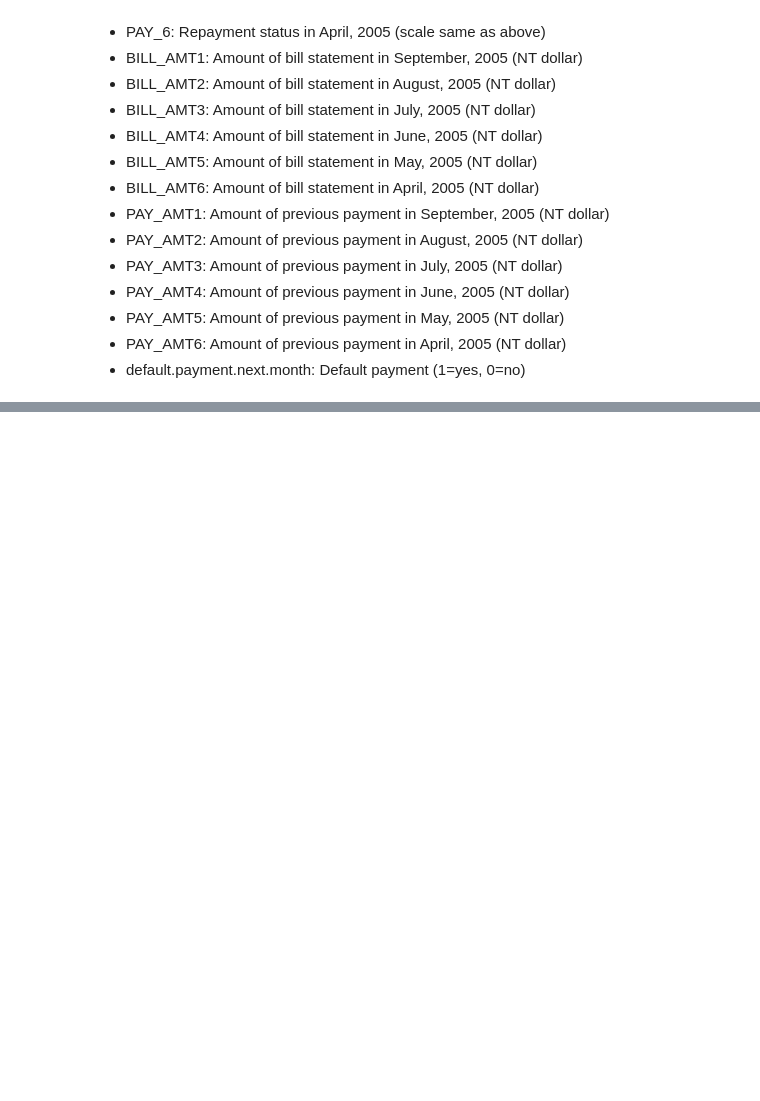
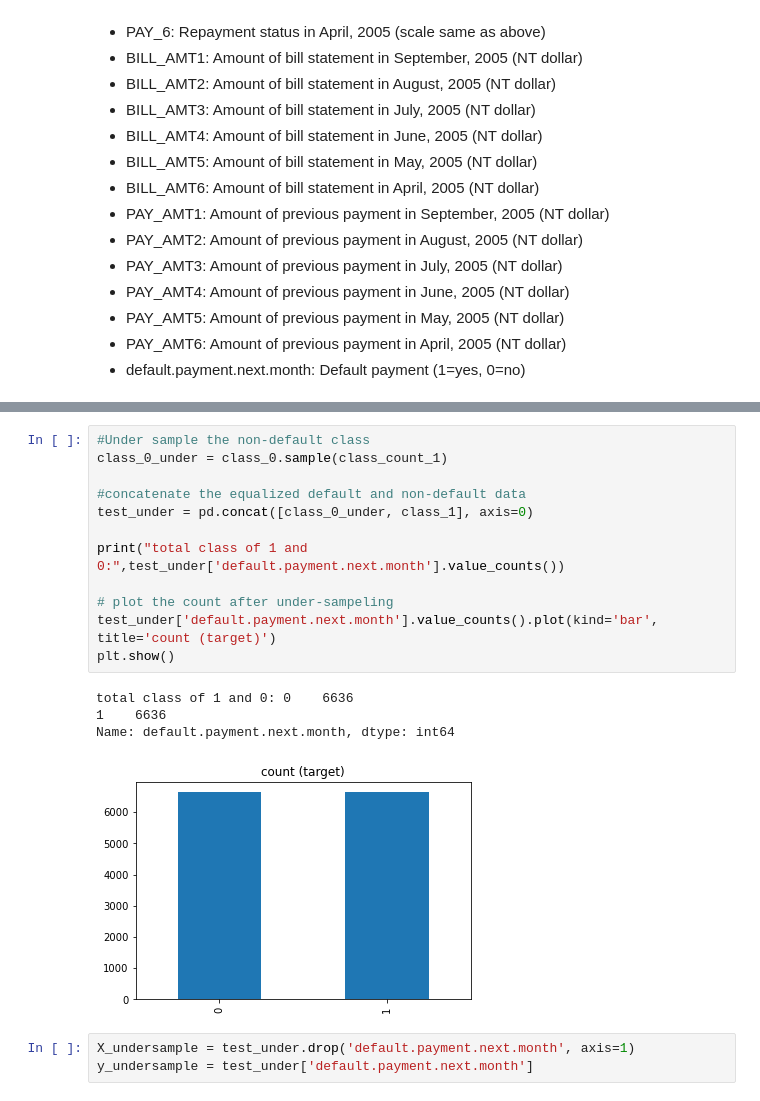
Before and after one commit to Jake-LJH/default-prediction, a Jupyter notebook: source/cc_model_training.ipynb, the cells around one changed output, grey strips where cells are left out. Drawn from its saved outputs; the diff is of its cells as text; blank space fills up the shorter version.

```diff
--- a/source/cc_model_training.ipynb
+++ b/source/cc_model_training.ipynb
@@ -52,0 +197,20 @@ Scale:
+# %%
+#Under sample the non-default class
+class_0_under = class_0.sample(class_count_1)
+
+#concatenate the equalized default and non-default data
+test_under = pd.concat([class_0_under, class_1], axis=0)
+
+print("total class of 1 and 0:",test_under['default.payment.next.month'].value_counts())
+
+# plot the count after under-sampeling
+test_under['default.payment.next.month'].value_counts().plot(kind='bar', title='count (target)')
+plt.show()
+# %% [output]
+total class of 1 and 0: 0    6636
+1    6636
+Name: default.payment.next.month, dtype: int64
+[figure, added]
+# %%
+X_undersample = test_under.drop('default.payment.next.month', axis=1)
+y_undersample = test_under['default.payment.next.month']
```
Also changed, not shown: parts of 26 cells of this notebook, 2 other files.
